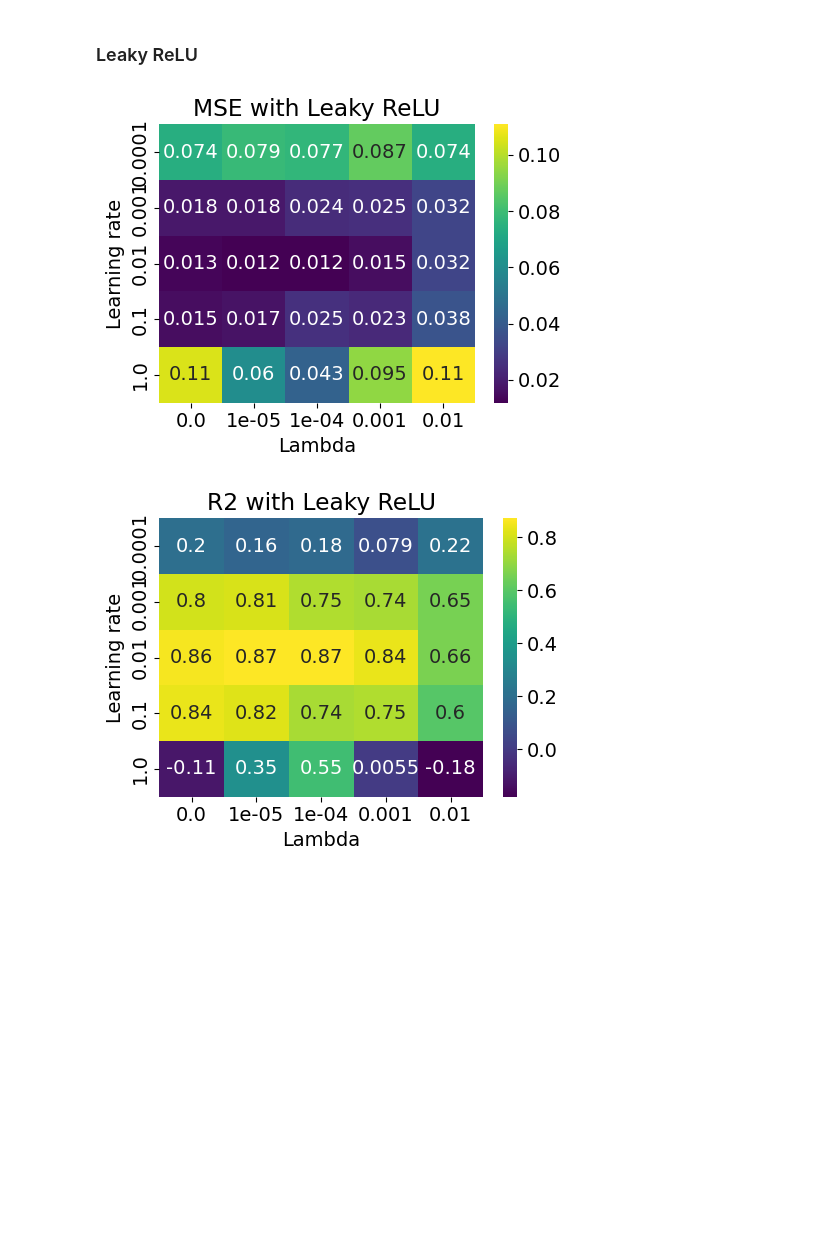
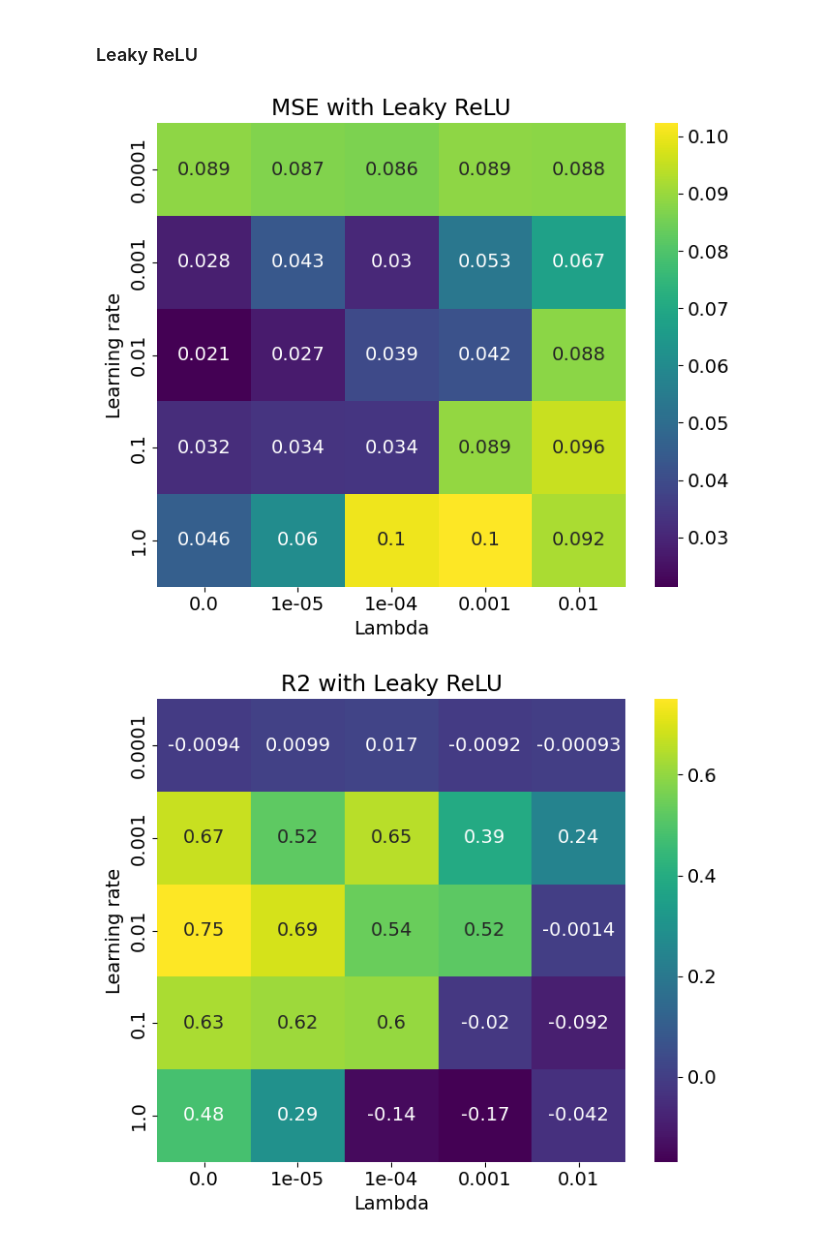
Before and after one commit to Johannesfjeldsaa/FYS-STK4155_Projects, a Jupyter notebook: Project 2/Solve project tasks/Task b) and c) NN on regression problem.ipynb, the cells around one changed output. Cells and saved outputs as stored; diff of their text form; code cells hidden in the pictures; blank space fills up the shorter version.

Commit message:
Added more plots

```diff
--- a/Project 2/Solve project tasks/Task b) and c) NN on regression problem.ipynb
+++ b/Project 2/Solve project tasks/Task b) and c) NN on regression problem.ipynb
@@ -366,7 +379,7 @@ Best: 3 hidden layers and 2 hidden nodes
 # Tuning lambda and learning rate
 # %%
 n_hidden_layers = 3
-n_hidden_nodes = 10
+n_hidden_nodes = 2
 
 n_outputs = 1
 n_features = X.shape[1]
@@ -485,8 +456,8 @@ plt.show()
 # %% [markdown]
 ## Final test of model
 # %%
-n_hidden_layers = 2
-n_hidden_nodes = 10
+n_hidden_layers = 3
+n_hidden_nodes = 2
 
 n_outputs = 1
 n_features = X.shape[1]
@@ -497,7 +468,7 @@ learning_rate = 0.1
 lmbd = 0.0
 
 n_epochs = 150
-n_minibatches = 16
+n_minibatches = 32
 
 # Training the network again with all the training data and the tuned parameters
 ffnn = Neural_Network(n_features, n_hidden_layers, n_hidden_nodes, n_outputs,
@@ -524,8 +517,8 @@ R2 for test data: 0.8692048633628466
 # %% [markdown]
 ### Rectified Linear Unit (ReLU)
 # %%
-n_hidden_layers = 2
-n_hidden_nodes = 10
+n_hidden_layers = 3
+n_hidden_nodes = 2
 
 n_outputs = 1
 n_features = X_train.shape[1]
@@ -533,7 +526,7 @@ n_features = X_train.shape[1]
 activation_hidden = "ReLU"
 
 n_epochs = 150
-n_minibatches = 16
+n_minibatches = 32
 
 learning_rates = np.logspace(-4, 0, 5)
 lmbd_vals = np.logspace(-5, -2, 4)
@@ -599,17 +592,17 @@ plt.show()
 # %%
-n_hidden_layers = 2
-n_hidden_nodes = 10
+n_hidden_layers = 3
+n_hidden_nodes = 2
 
 n_outputs = 1
-n_features = X.shape[1]
+n_features = X_train.shape[1]
 
 activation_hidden = "ReLU"
 
-learning_rate = 0.01
-lmbd = 0.001
+learning_rate = 0.001
+lmbd = 1e-4
 
 n_epochs = 150
-n_minibatches = 16
+n_minibatches = 32
 
 # Training the network again with all the training data and the tuned parameters
 ffnn = Neural_Network(n_features, n_hidden_layers, n_hidden_nodes, n_outputs,
@@ -634,15 +627,15 @@ R2 for test data using ReLU: 0.8453923993305495
 # %% [markdown]
 ### Leaky ReLU
 # %%
-n_hidden_layers = 2
-n_hidden_nodes = 10
+n_hidden_layers = 3
+n_hidden_nodes = 2
 n_outputs = 1
 n_features = X.shape[1]
 
 activation_hidden = 'Leaky ReLU'
 
 n_epochs = 150
-n_minibatches = 16
+n_minibatches = 32
 
 learning_rates = np.logspace(-4, 0, 5)
 lmbd_vals = np.logspace(-5, -2, 4)
@@ -675,35 +668,35 @@ for i, lr in tqdm(enumerate(learning_rates)):
                 ffnn.train(X_train_cv, target_train_cv, num_iter=n_epochs, n_minibatches=n_minibatches)
                 pred_val = ffnn.predict(X_val_cv)
 
                 mse_crossval.append(mean_squared_error(target_val_cv, pred_val))
                 r2_crossval.append(r2_score(target_val_cv, pred_val))
 
             mse[i][j] = np.mean(mse_crossval)
             r2[i][j] = np.mean(r2_crossval)
 
 
-fig, ax = plt.subplots(figsize = (5, 4))
+fig, ax = plt.subplots(figsize = (7, 6))
 heatmap = sns.heatmap(mse, annot=True, ax=ax, cmap="viridis")
 heatmap.set_xticklabels(lmbd_vals)
 heatmap.set_yticklabels(learning_rates)
 ax.set_title("MSE with Leaky ReLU")
 ax.set_ylabel("Learning rate")
 ax.set_xlabel("Lambda")
 plt.tight_layout()
 plt.savefig(r"Figures\Task_c\Franke_testing_LeakyReLU_MSE.png")
 plt.show()
 
-fig, ax = plt.subplots(figsize = (5, 4))
+fig, ax = plt.subplots(figsize = (7, 6))
 heatmap = sns.heatmap(r2, annot=True, ax=ax, cmap="viridis")
 heatmap.set_xticklabels(lmbd_vals)
 heatmap.set_yticklabels(learning_rates)
 ax.set_title("R2 with Leaky ReLU")
 ax.set_ylabel("Learning rate")
 ax.set_xlabel("Lambda")
 plt.tight_layout()
 plt.savefig(r"Figures\Task_c\Franke_testing_LeakyReLU_R2.png")
 plt.show()
 # %% [output]
-[figure, old version]
+[figure, new version]
-[figure, old version]
+[figure, new version]
 # %%
```
Also changed, not shown: parts of 19 cells of this notebook, 23 other files.
